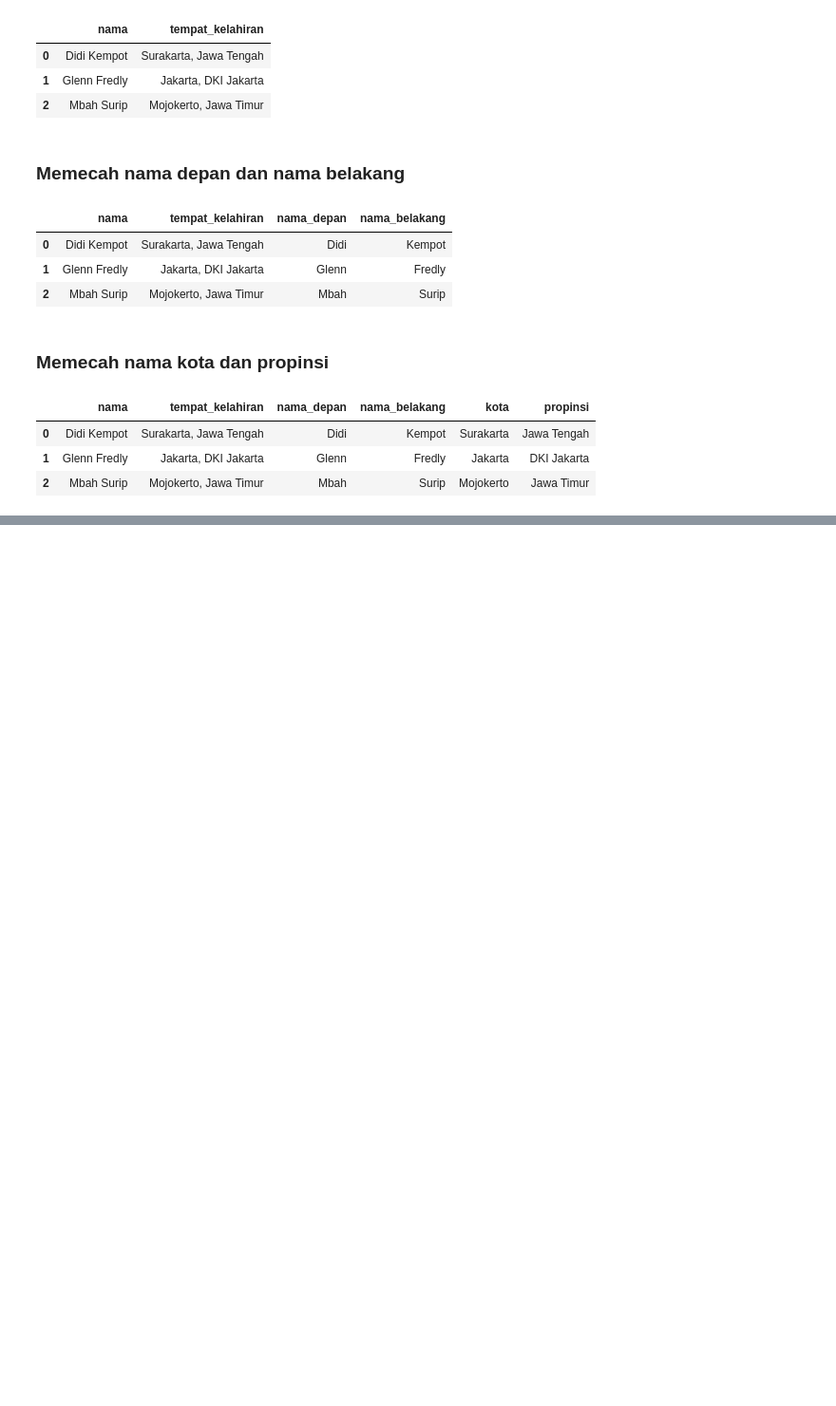
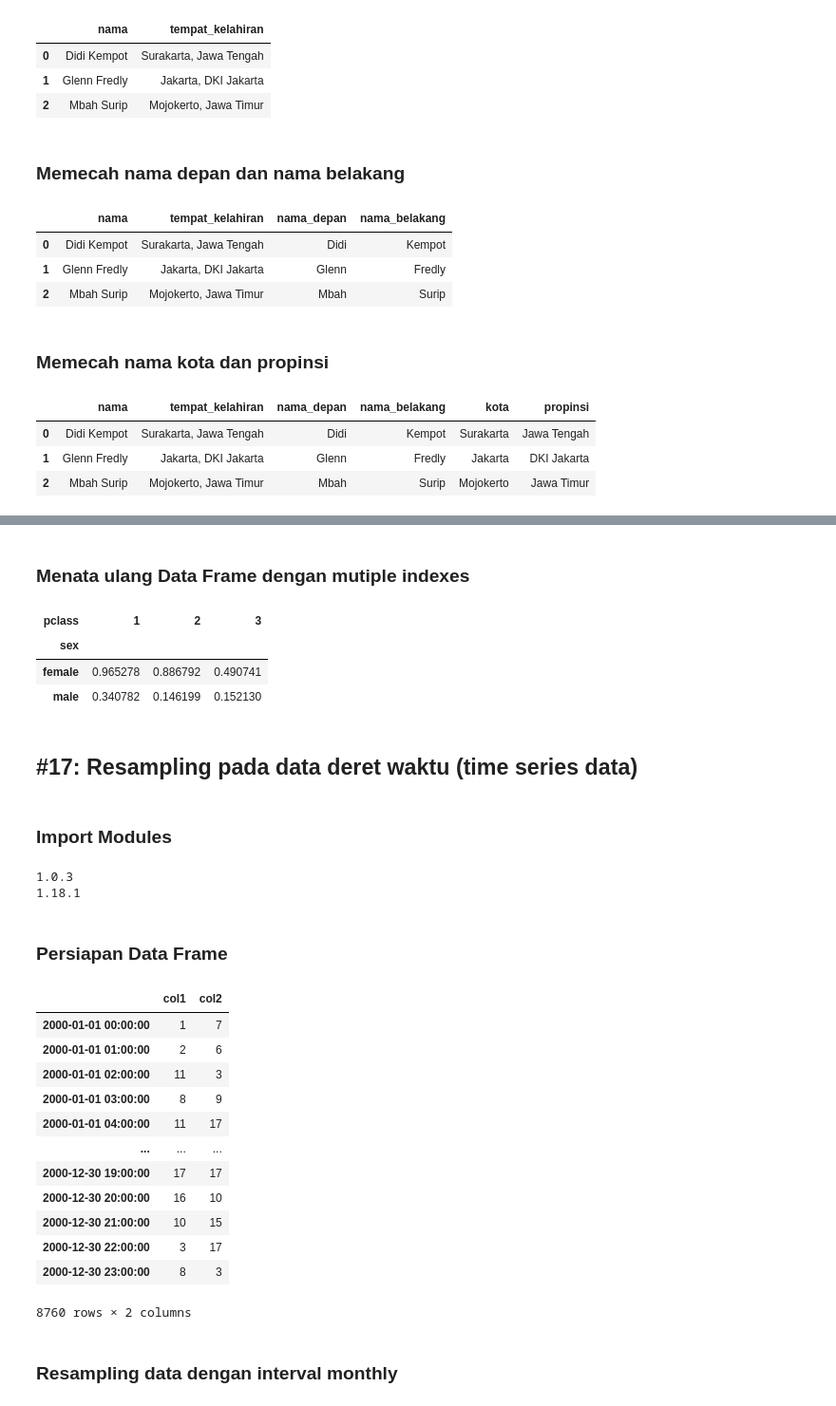
Before and after one commit to boedybios/pandas_tricks, a Jupyter notebook: pandas_tricks.ipynb, the cells around one changed output, grey strips where cells are left out. Shown at 95% size. Drawn from its saved outputs; the diff is of its cells as text; code cells hidden in the pictures; blank space fills up the shorter version.

```diff
--- a/pandas_tricks.ipynb
+++ b/pandas_tricks.ipynb
@@ -513,0 +1006,50 @@ df
+# %% [markdown]
+### Menata ulang Data Frame dengan mutiple indexes
+# %%
+df.groupby(['sex', 'pclass'])['survived'].mean().unstack()
+# %% [output]
+| pclass | 1 | 2 | 3 |
+| sex |  |  |  |
+| female | 0.965278 | 0.886792 | 0.490741 |
+| male | 0.340782 | 0.146199 | 0.152130 |
+# %% [markdown]
+## \#17: Resampling pada data deret waktu (time series data)
+# %% [markdown]
+### Import Modules
+# %%
+import pandas as pd
+import numpy as np
+
+print(pd.__version__)
+print(np.__version__)
+# %% [output]
+1.0.3
+1.18.1
+# %% [markdown]
+### Persiapan Data Frame
+# %%
+n_rows = 365 * 24
+n_cols = 2
+cols = ['col1', 'col2']
+
+df = pd.DataFrame(np.random.randint(1, 20, size=(n_rows, n_cols)),
+                  columns=cols)
+
+df.index = pd.util.testing.makeDateIndex(n_rows, freq='H')
+df
+# %% [output]
+|  | col1 | col2 |
+| 2000-01-01 00:00:00 | 1 | 7 |
+| 2000-01-01 01:00:00 | 2 | 6 |
+| 2000-01-01 02:00:00 | 11 | 3 |
+| 2000-01-01 03:00:00 | 8 | 9 |
+| 2000-01-01 04:00:00 | 11 | 17 |
+| ... | ... | ... |
+| 2000-12-30 19:00:00 | 17 | 17 |
+| 2000-12-30 20:00:00 | 16 | 10 |
+| 2000-12-30 21:00:00 | 10 | 15 |
+| 2000-12-30 22:00:00 | 3 | 17 |
+| 2000-12-30 23:00:00 | 8 | 3 |
+8760 rows × 2 columns
+# %% [markdown]
+### Resampling data dengan interval monthly
```
Also changed, not shown: parts of 102 cells of this notebook.
